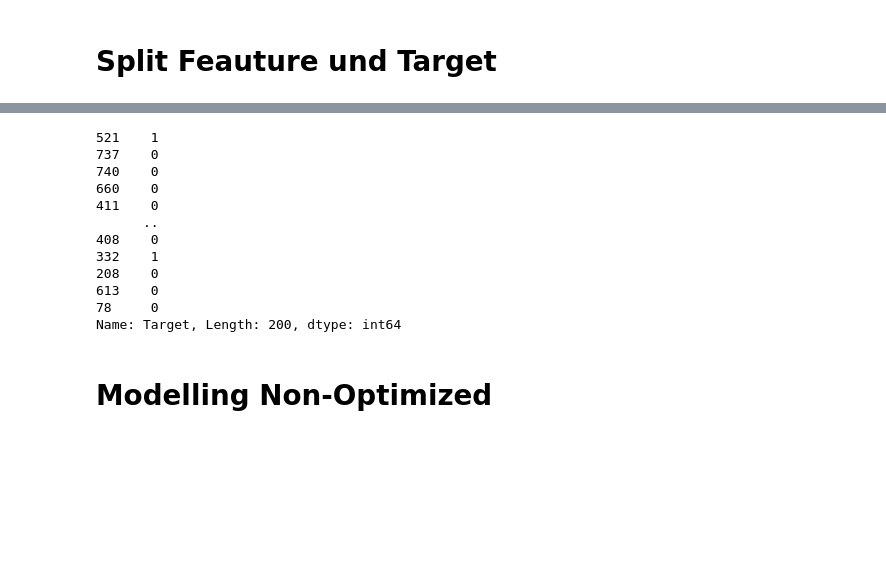
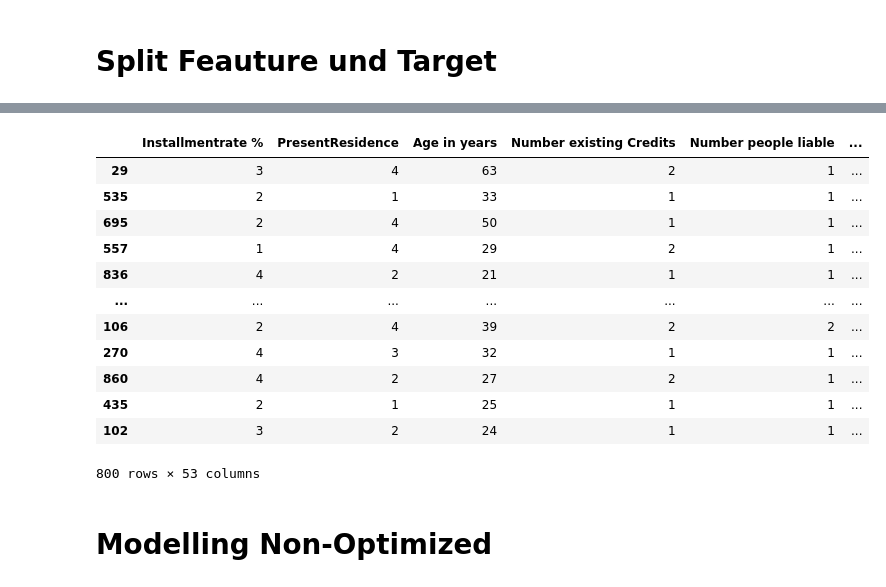
Before and after one commit to DanielGit4/AML, a Jupyter notebook: German_Credit_data/classification.ipynb, the cells around one changed output, grey strips where cells are left out. Saved outputs shown, nothing was run; the diff lists cells and outputs as text; code cells hidden in the pictures; blank space fills up the shorter version.

```diff
--- a/German_Credit_data/classification.ipynb
+++ b/German_Credit_data/classification.ipynb
@@ -183,21 +169,22 @@ Non_opt_results = {"Algo_name": [], "Recall": [],"Precision": [],"Accuracy": [],
 # %%
 # split data into train and test set 80/20
 X_train, X_test, y_train, y_test = train_test_split(X, y, test_size=0.2, random_state=42)
-# %%
-y_test
-# %% [output]
-521    1
-737    0
-740    0
-660    0
-411    0
-      ..
-408    0
-332    1
-208    0
-613    0
-78     0
-Name: Target, Length: 200, dtype: int64
+# %%
+X_train
+# %% [output]
+|  | Installmentrate % | PresentResidence | Age in years | Number existing Credits | Number people liable | ... |
+| 29 | 3 | 4 | 63 | 2 | 1 | ... |
+| 535 | 2 | 1 | 33 | 1 | 1 | ... |
+| 695 | 2 | 4 | 50 | 1 | 1 | ... |
+| 557 | 1 | 4 | 29 | 2 | 1 | ... |
+| 836 | 4 | 2 | 21 | 1 | 1 | ... |
+| ... | ... | ... | ... | ... | ... | ... |
+| 106 | 2 | 4 | 39 | 2 | 2 | ... |
+| 270 | 4 | 3 | 32 | 1 | 1 | ... |
+| 860 | 4 | 2 | 27 | 2 | 1 | ... |
+| 435 | 2 | 1 | 25 | 1 | 1 | ... |
+| 102 | 3 | 2 | 24 | 1 | 1 | ... |
+800 rows × 53 columns
 # %% [markdown]
 # Modelling Non-Optimized
 # %% [markdown]
```
Also changed, not shown: parts of 15 cells of this notebook.
